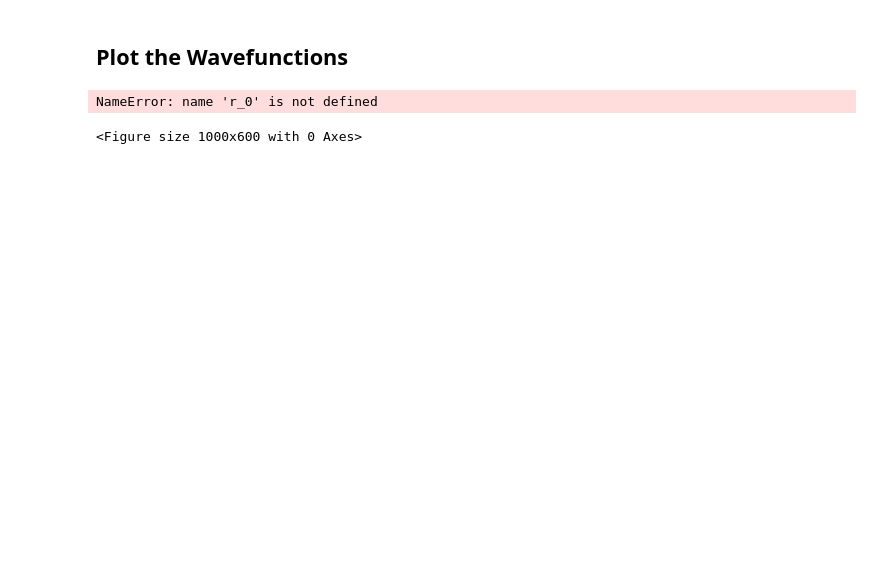
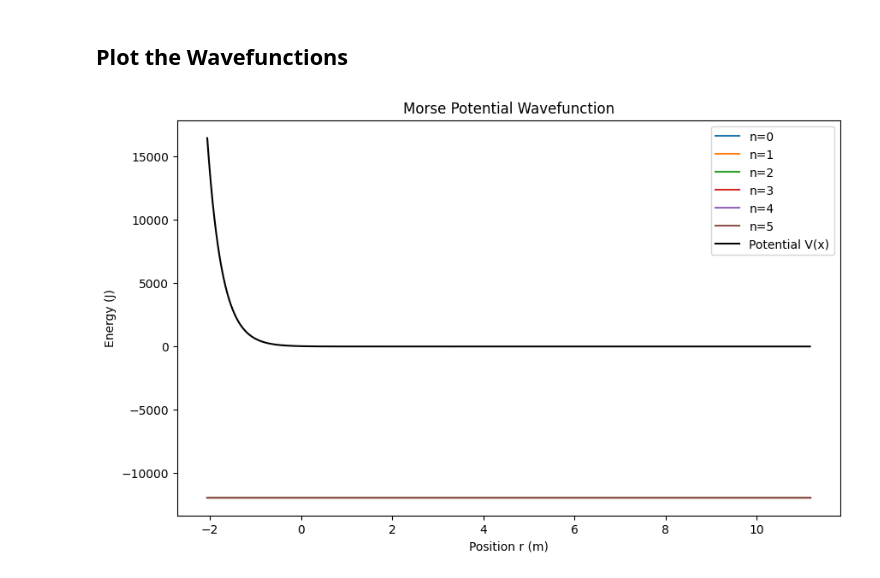
Before and after one commit to lshriver/scribing, a Jupyter notebook: notebooks/practice-problems/1D_potential.ipynb, the cells around one changed output. Drawn from its saved outputs; the diff is of its cells as text; code cells hidden in the pictures; blank space fills up the shorter version.

Commit message:
worked on solving the 1D TISE with a Morse Potential, but still working on getting the expected results

```diff
--- a/notebooks/practice-problems/1D_potential.ipynb
+++ b/notebooks/practice-problems/1D_potential.ipynb
@@ -75,10 +117,26 @@ Reduced mass in atomic units: 1.745e+03
 ## Set up spatial grid
 # %%
 # Spatial range in atomic units (typically a few Bohr radii around equilibrium)
-x_min = -5  # a_0
-x_max = 5   # a_0
-N = 500  # Increase N for better resolution
-x = np.linspace(x_min, x_max, N)
+xmin = (-2e-10)/(a_0_SI)  # a_0
+xmax = (5e-10)/(a_0_SI)   # a_0
+
+N = 1000  # Increase N for better resolution
+x = np.linspace(xmin, xmax, N)
 dx = x[1] - x[0]
 
+# Create a dictionary with the data, using raw strings for LaTeX expressions
+physical_constants_data = {
+    'Grid point/interval': [
+        r'xmin',
+        r'xmax',
+        r'dx',
+    ],
+    'Value in AU Units': [xmin, xmax, dx],
+    'Atomic Units': ['Bohr radii', 'Bohr radii', 'Bohr radii']
+}
+
+# Create a DataFrame
+df = pd.DataFrame(physical_constants_data)
+df
+
 # Displacement from equilibrium position (already in atomic units)
@@ -85,22 +148,21 @@ dx = x[1] - x[0]
 # %% [markdown]
 ## Calculate the potential $V(x)$ at each point on the grid
 # %%
-V = D_e * (1 - np.exp(-alpha * x))**2   # V in Hartree units
+V_ii = D_e_AU * (1 - np.exp(-alpha_AU * x))**2   # V in Hartree units
 
 # Set minimum value
 V_floor = 1e-6  # Choose an appropriate floor value
-V = np.maximum(D_e * (1 - np.exp(-alpha * x))**2, V_floor)
+V = np.maximum(V_ii, V_floor)
 # %% [markdown]
 ## Set up the kinetic energy operator ⚠️
 # %%
-hbar = 1.0545718e-34    # Js
-
 # Construct the second derivative operator (kinetic energy term)
-T_coeff = (hbar**2) / (2 * mu * dx**2)
+T_coeff = (hbar_AU**2) / (2 * mu_AU * dx**2)
 diagonal = -2 * np.ones(N) * T_coeff
-off_diagonal = np.ones(N - 1) * T_coeff
+off_diagonal = (-1) * np.ones(N - 1) * T_coeff
 
 # Assemble the kinetic energy matrix
 from scipy.sparse import diags
 
 T = diags([off_diagonal, diagonal, off_diagonal], offsets=[-1,0,1])
+print(T)
@@ -190,18 +272,17 @@ print(df)
 # %%
 import matplotlib.pyplot as plt
 
 plt.figure(figsize=(10, 6))
 for i in range(num_eigenvalues):
-    plt.plot(x + r_0, psi_n[i] + E_n[i], label=f'n={i}')
+    plt.plot(x + r_0_AU, psi_n[i] + E_n[i], label=f'n={i}')
 
 # Plot the potential for reference
-plt.plot(x + r_0, V, 'k-', label='Potential V(x)')
+plt.plot(x + r_0_AU, V, 'k-', label='Potential V(x)')
 
 plt.xlabel('Position r (m)')
 plt.ylabel('Energy (J)')
 plt.title('Morse Potential Wavefunction')
 plt.legend()
 plt.show()
 # %% [output]
-NameError: name 'r_0' is not defined
-<Figure size 1000x600 with 0 Axes>
+[figure, added]
```
Also changed, not shown: parts of 12 cells of this notebook, 1 other file.
